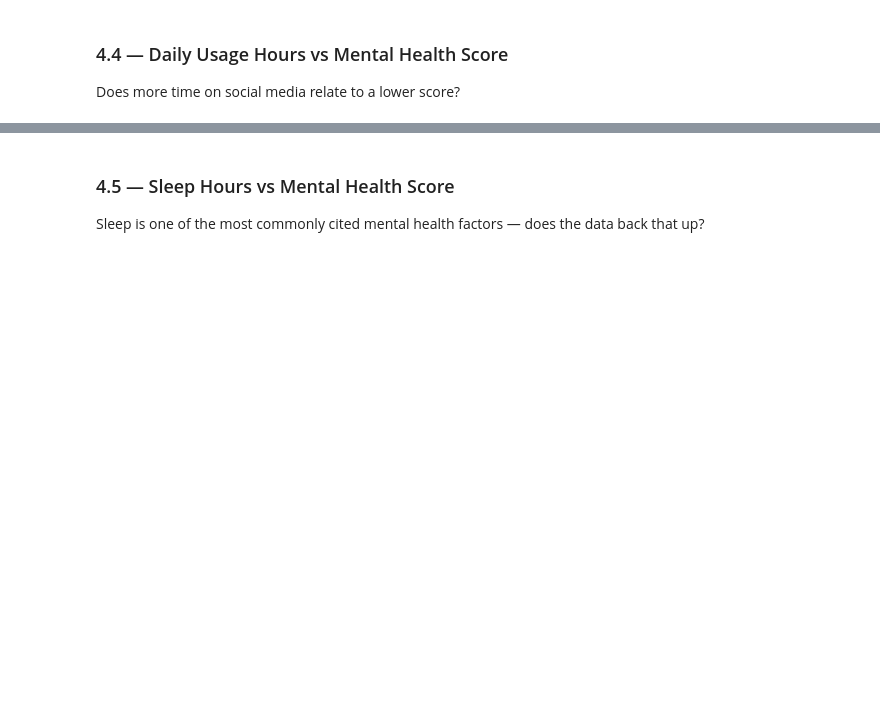
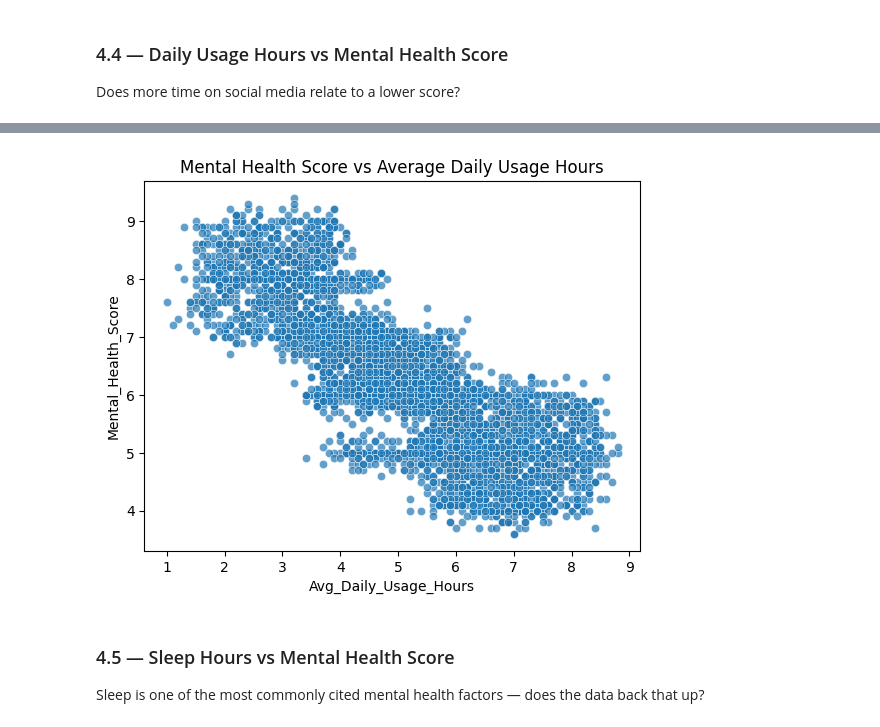
Before and after one commit to buddhu22/Mental-Health-Score-Prediction, a Jupyter notebook: ML_Project.ipynb, the cells around one changed output, grey strips where cells are left out. Saved outputs shown, nothing was run; the diff lists cells and outputs as text; code cells hidden in the pictures; blank space fills up the shorter version.

```diff
--- a/ML_Project.ipynb
+++ b/ML_Project.ipynb
@@ -44,0 +23,2 @@ We load the CSV and take a first look at its shape and the first few rows. This
+# %%
+df=pd.read_csv('/content/Student Social Media And Mental Health Impact.csv')
@@ -148,3 +167,9 @@ Does more time on social media relate to a lower score?
+# %%
+sns.scatterplot(x='Avg_Daily_Usage_Hours', y='Mental_Health_Score', data=df, alpha=0.7)
+plt.title('Mental Health Score vs Average Daily Usage Hours')
+plt.show()
+# %% [output]
+[figure, added]
 # %% [markdown]
 ### 4.5 — Sleep Hours vs Mental Health Score
 
```
Also changed, not shown: parts of 40 cells of this notebook.
